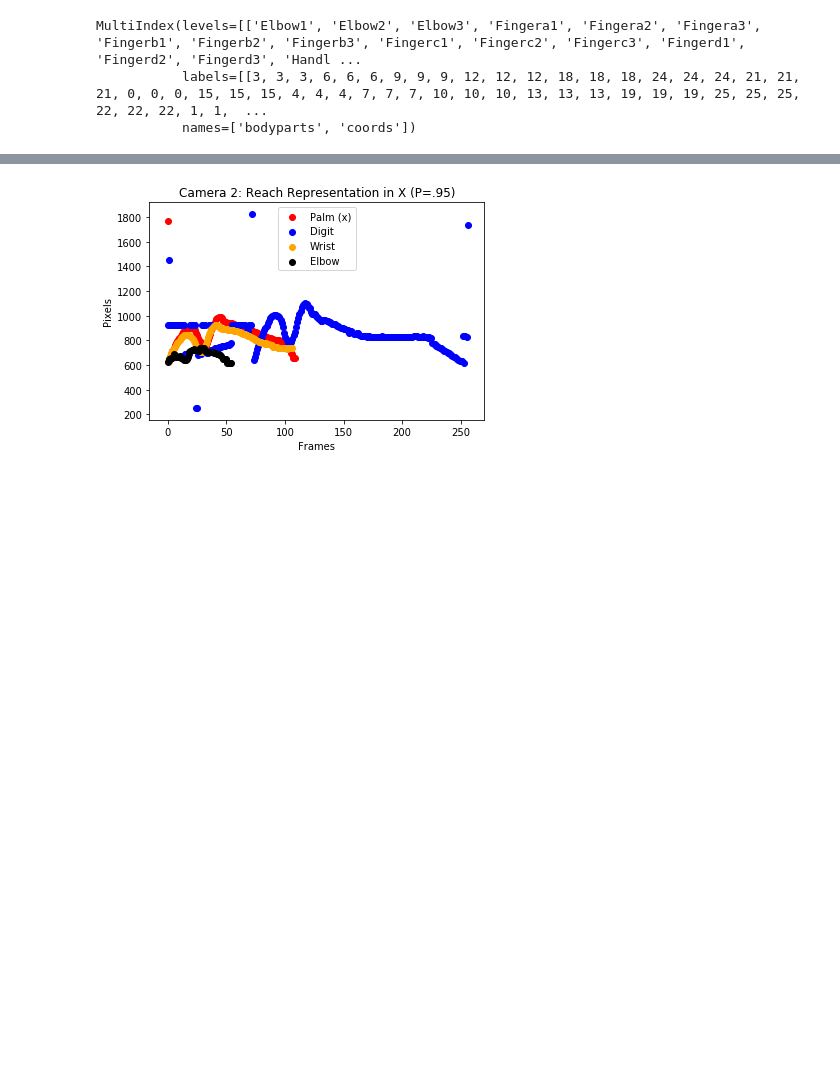
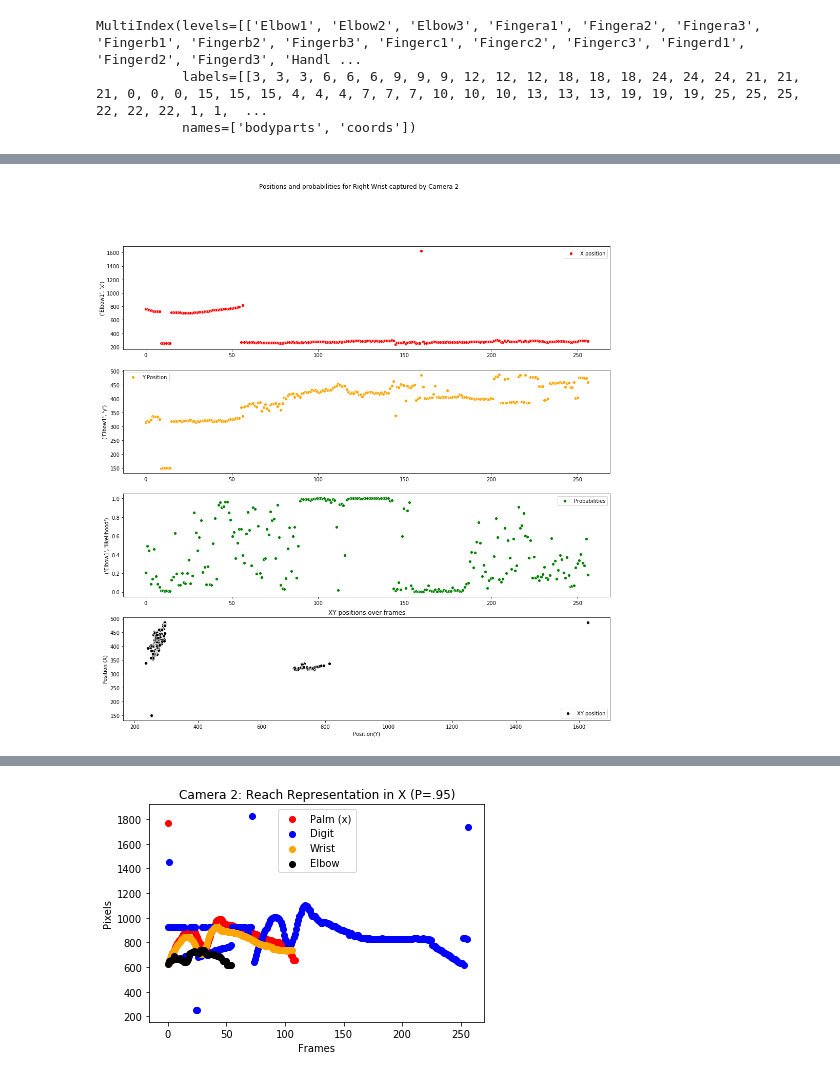
Before and after one commit to brettthepunk/ImageReconstruction, a Jupyter notebook: Kinematic_Workspace.ipynb, the cells around one changed output, grey strips where cells are left out. Cells and saved outputs as stored; diff of their text form; code cells hidden in the pictures; blank space fills up the shorter version.

```diff
--- a/Kinematic_Workspace.ipynb
+++ b/Kinematic_Workspace.ipynb
@@ -523,0 +52,30 @@ plt.savefig('Camera1ReachTotalX.png')
+# %%
+Elbow1=df.loc[:, df.columns.get_level_values(0).isin(['Elbow1'])]
+xE1=Elbow1['Elbow1','x'].copy()
+yE1=Elbow1['Elbow1','y'].copy()
+probE1=Elbow1['Elbow1','likelihood'].copy()
+
+comp_timeE1=np.linspace(0,len(xE1),len(xE1))
+fig, axs = plt.subplots(nrows=4,figsize=(17,17))
+plt.suptitle('Positions and probabilities for Right Wrist captured by Camera 2')
+sns.scatterplot(comp_timeE1,xE1, ax=axs[0],label='X position',color='red')
+plt.xlabel('Frames')
+plt.ylabel('Position (X)')
+plt.title('X Position over frames')
+sns.scatterplot(comp_timeE1,yE1, ax=axs[1],label='Y Position',color='orange')
+plt.xlabel('Frames')
+plt.ylabel('Position (Y)')
+plt.title('Y position over frames')
+sns.scatterplot(comp_timeE1,probE1,ax=axs[2],label='Probabilities',color='green')
+plt.xlabel('Frames')
+plt.ylabel('Probability (1-P)')
+plt.title('1-p probability value for chosen points')
+plt.xlabel('')
+sns.scatterplot(xE1,yE1, ax=axs[3],label='XY position',color='black')
+plt.xlabel('Position(Y)')
+plt.ylabel('Position (X)')
+plt.title('XY positions over frames')
+
+plt.savefig('Elbow1_total.png')
+# %% [output]
+[figure, added]
```
Also changed, not shown: parts of 54 cells of this notebook.
